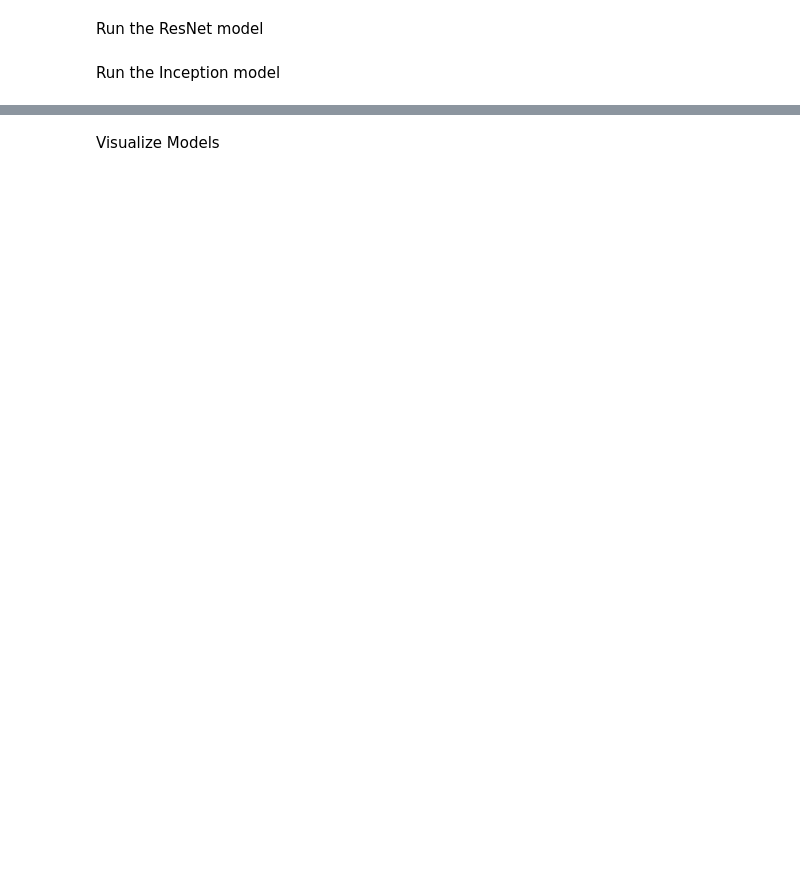
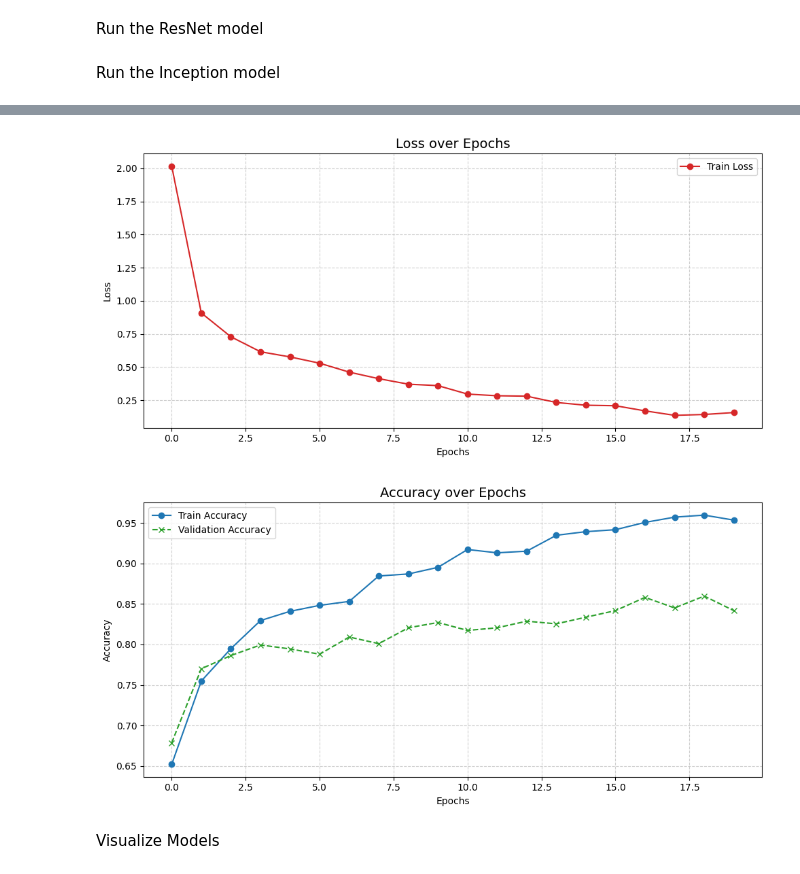
Before and after one commit to willakins/TumorTrace, a Jupyter notebook: notebooks/main.ipynb, the cells around one changed output, grey strips where cells are left out. Saved outputs shown, nothing was run; the diff lists cells and outputs as text; code cells hidden in the pictures; blank space fills up the shorter version.

```diff
--- a/notebooks/main.ipynb
+++ b/notebooks/main.ipynb
@@ -110,0 +97,27 @@ model = Inception()
+# %%
+from models.Inception.model import Inception
+from models.Inception.train import Trainer
+
+# Set up the model, criterion, and optimizer
+model = Inception(num_classes=3)
+criterion = nn.CrossEntropyLoss()
+optimizer = optim.Adam(model.parameters(), lr=1e-4, weight_decay=1e-8)
+
+torch.cuda.empty_cache()
+torch.cuda.ipc_collect()
+os.environ["PYTORCH_CUDA_ALLOC_CONF"] = "expandable_segments:True"
+
+# Initialize the Trainer class
+trainer = Trainer(
+    model=model,
+    train_loader=train_loader,
+    val_loader=testing_loader,
+    criterion=criterion,
+    optimizer=optimizer,
+    num_epochs=20,
+    device=torch.device('cuda' if torch.cuda.is_available() else 'cpu'),
+    aux_loss_weight=0.4
+)
+
+trainer.train()
+# %% [output]
@@ -111,3 +141,5 @@ model = Inception()
+[figure, added]
+[figure, added]
 # %% [markdown]
 Visualize Models
 # %%
```
Also changed, not shown: parts of 5 cells of this notebook, 5 other files.
